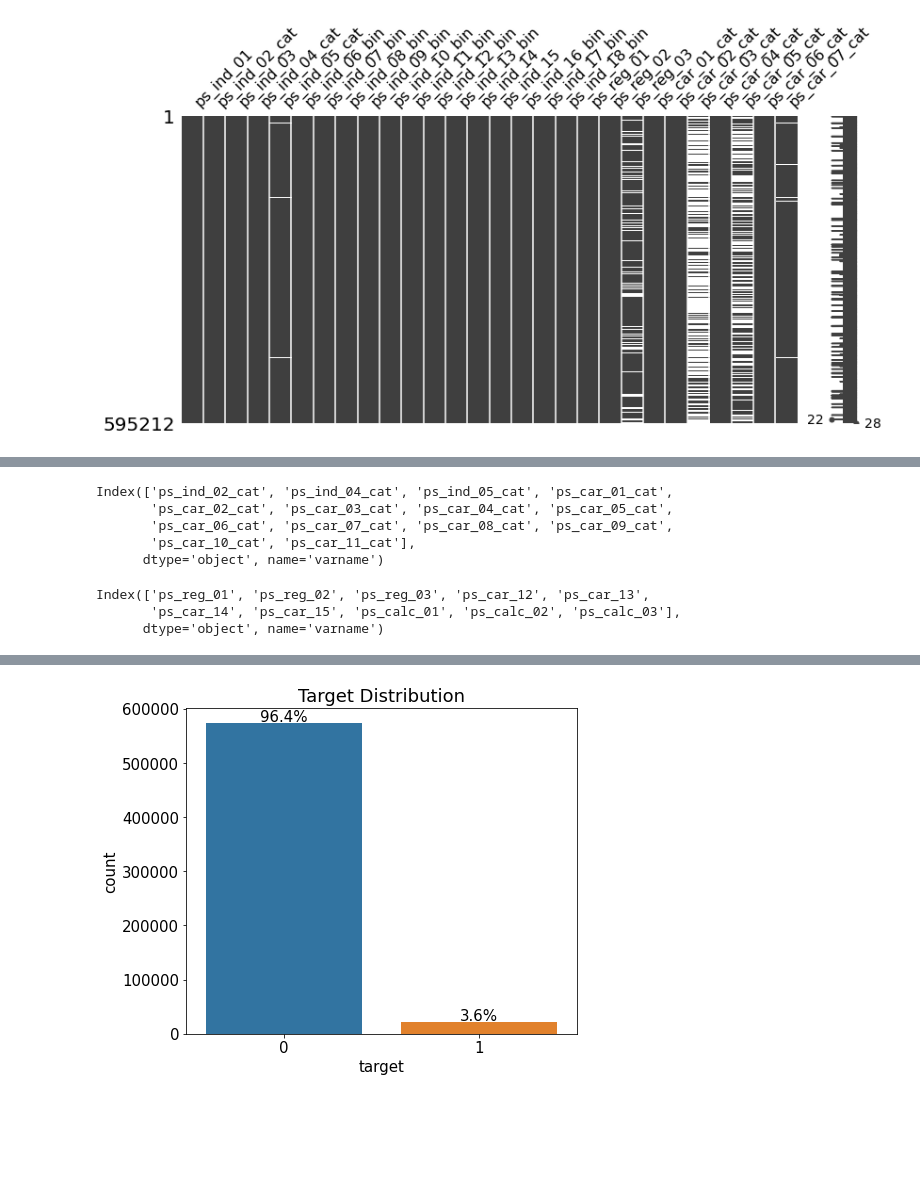
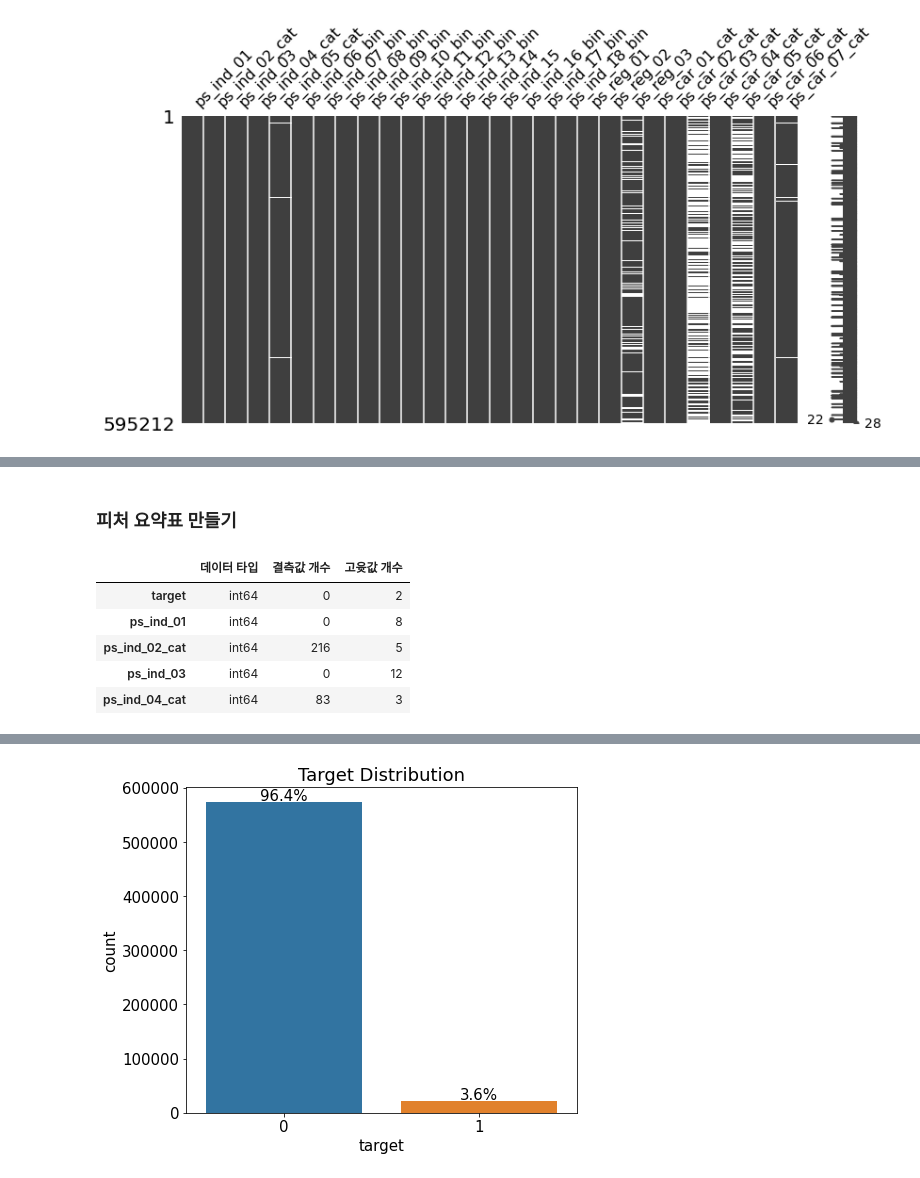
Before and after one commit to BaekKyunShin/Must-Have-Kaggle-Data-Science, a Jupyter notebook: ch5/safe_driver_pediction_EDA.ipynb, the cells around one changed output, grey strips where cells are left out. Drawn from its saved outputs; the diff is of its cells as text; code cells hidden in the pictures; blank space fills up the shorter version.

```diff
--- a/ch5/safe_driver_pediction_EDA.ipynb
+++ b/ch5/safe_driver_pediction_EDA.ipynb
@@ -147,14 +90,18 @@ meta
-# %%
-meta[meta['form'] == 'nominal'].index
-# %% [output]
-Index(['ps_ind_02_cat', 'ps_ind_04_cat', 'ps_ind_05_cat', 'ps_car_01_cat',
-       'ps_car_02_cat', 'ps_car_03_cat', 'ps_car_04_cat', 'ps_car_05_cat',
-       'ps_car_06_cat', 'ps_car_07_cat', 'ps_car_08_cat', 'ps_car_09_cat',
-       'ps_car_10_cat', 'ps_car_11_cat'],
-      dtype='object', name='varname')
-# %%
-meta[meta['dtype'] == 'float64'].index
-# %% [output]
-Index(['ps_reg_01', 'ps_reg_02', 'ps_reg_03', 'ps_car_12', 'ps_car_13',
-       'ps_car_14', 'ps_car_15', 'ps_calc_01', 'ps_calc_02', 'ps_calc_03'],
-      dtype='object', name='varname')
+# %% [markdown]
+###  피처 요약표 만들기
+# %%
+# 피처 데이터 타입
+summary = pd.DataFrame(train.dtypes, columns=['데이터 타입'])
+# 피처별 결측값 개수 (-1 개수)
+summary['결측값 개수'] = (train == -1).sum().values
+# 피처별 고윳값 개수
+summary['고윳값 개수'] = train.nunique().values
+
+summary.head()
+# %% [output]
+|  | 데이터 타입 | 결측값 개수 | 고윳값 개수 |
+| target | int64 | 0 | 2 |
+| ps_ind_01 | int64 | 0 | 8 |
+| ps_ind_02_cat | int64 | 216 | 5 |
+| ps_ind_03 | int64 | 0 | 12 |
+| ps_ind_04_cat | int64 | 83 | 3 |
```
Also changed, not shown: parts of 17 cells of this notebook.
